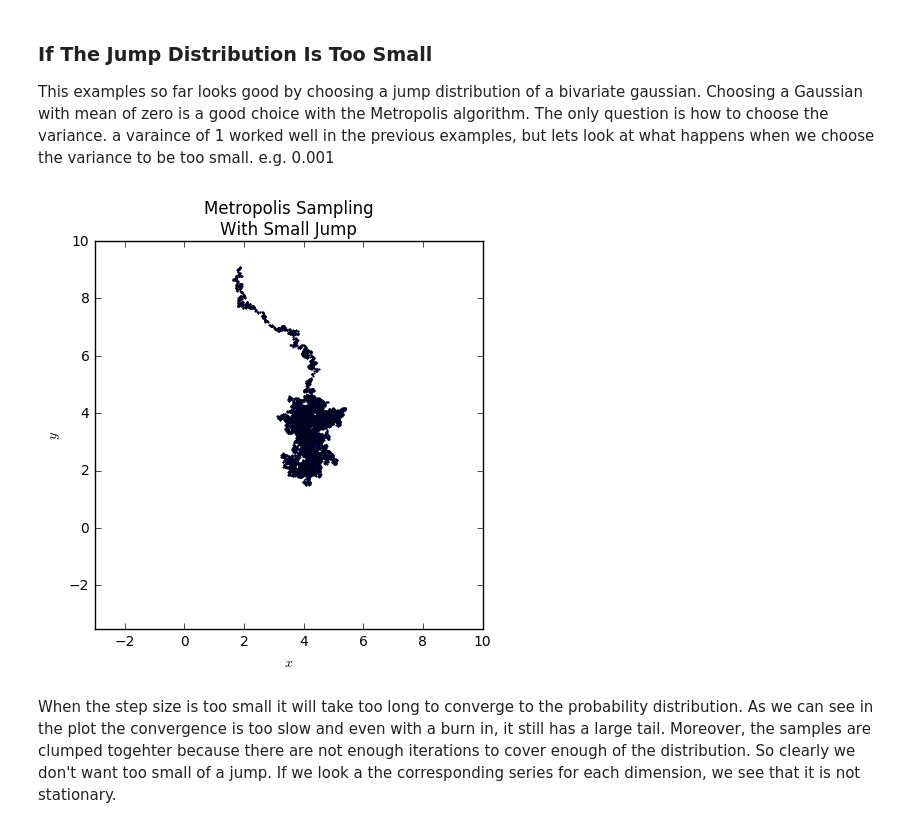
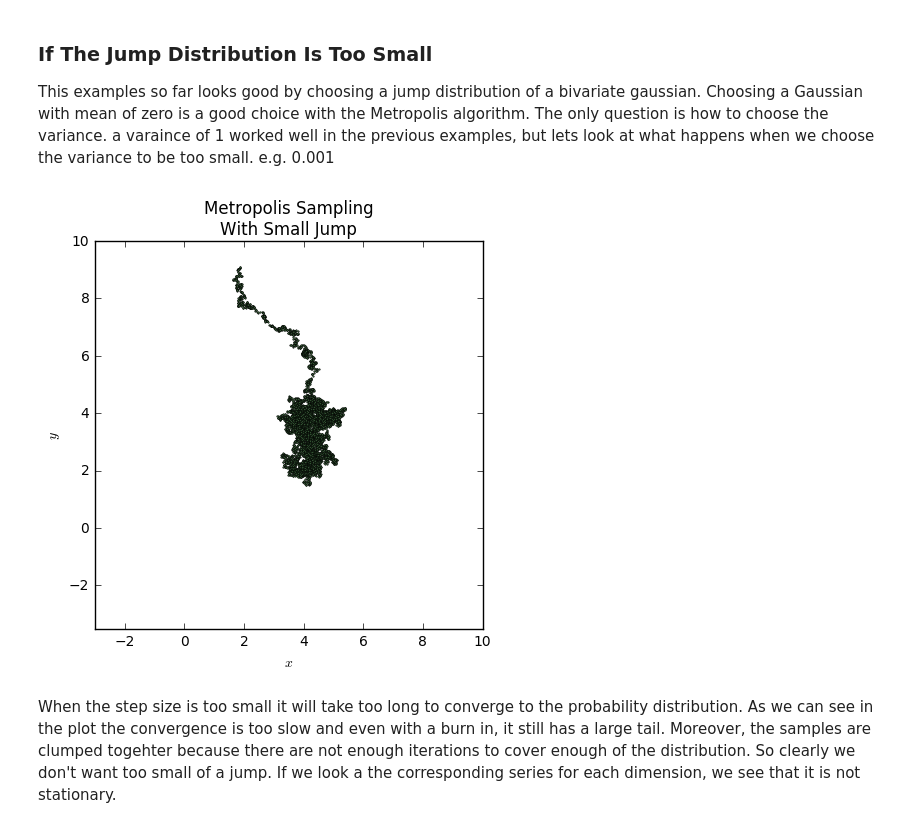
Before and after one commit to AbeNassar/Playground, a Jupyter notebook: Simulations/Metropolis Algorithm.ipynb, the cells around one changed output. Saved outputs shown, nothing was run; the diff lists cells and outputs as text; code cells hidden in the pictures.

```diff
--- a/Simulations/Metropolis Algorithm.ipynb
+++ b/Simulations/Metropolis Algorithm.ipynb
@@ -119,15 +119,15 @@ This examples so far looks good by choosing a jump distribution of a bivariate g
 # %%
 small_jump = ss.multivariate_normal(mean=[0,0], cov=0.001)
 
 small_sampled_points = metropolis(pdf_to_sample, small_jump, nSamples, np.array([1,10]), burn_in=100)
 plt.figure(5,figsize=[5,5])
-plt.plot(small_sampled_points[:,0],small_sampled_points[:,1], "-o", lw=.1, ms=1)
+plt.plot(small_sampled_points[:,0],small_sampled_points[:,1], "-o", color="lightgreen", lw=.1, ms=1)
 plt.xlim([-3,10]); plt.ylim([-3.5,10])
 plt.title("Metropolis Sampling\nWith Small Jump")
 plt.xlabel("$x$"); plt.ylabel("$y$")
 plt.show()
 # %% [output]
-[figure, old version]
+[figure, new version]
 # %% [markdown]
 When the step size is too small it will take too long to converge to the probability distribution. As we can see in the plot the convergence is too slow and even with a burn in, it still has a large tail. Moreover, the samples are clumped togehter because there are not enough iterations to cover enough of the distribution. So clearly we don't want too small of a jump. If we look a the corresponding series for each dimension, we see that it is not stationary.
 # %%
```
Also changed, not shown: parts of 3 cells of this notebook.
